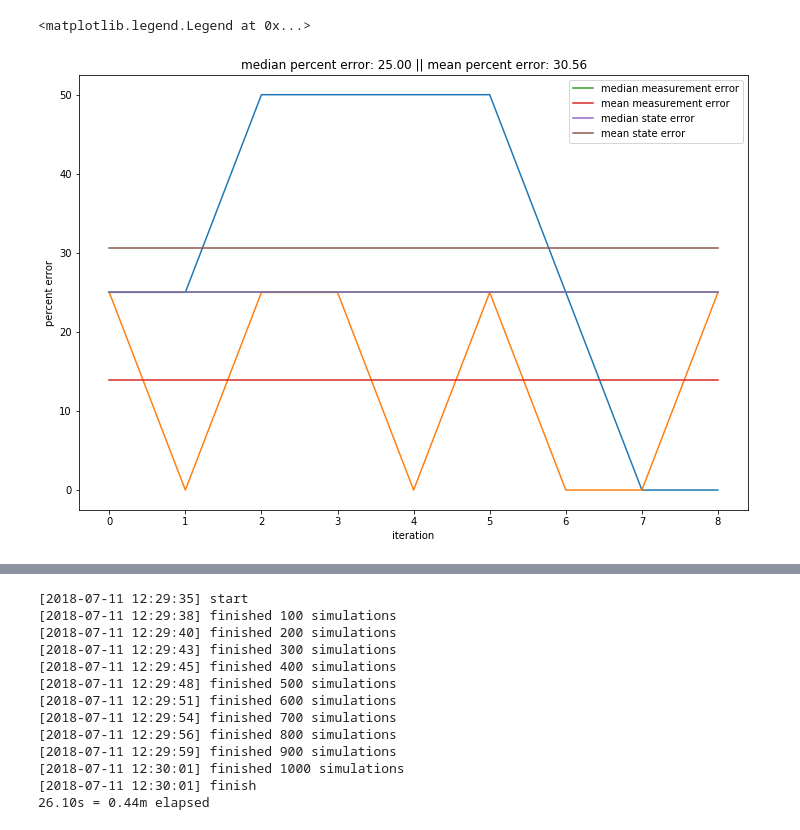
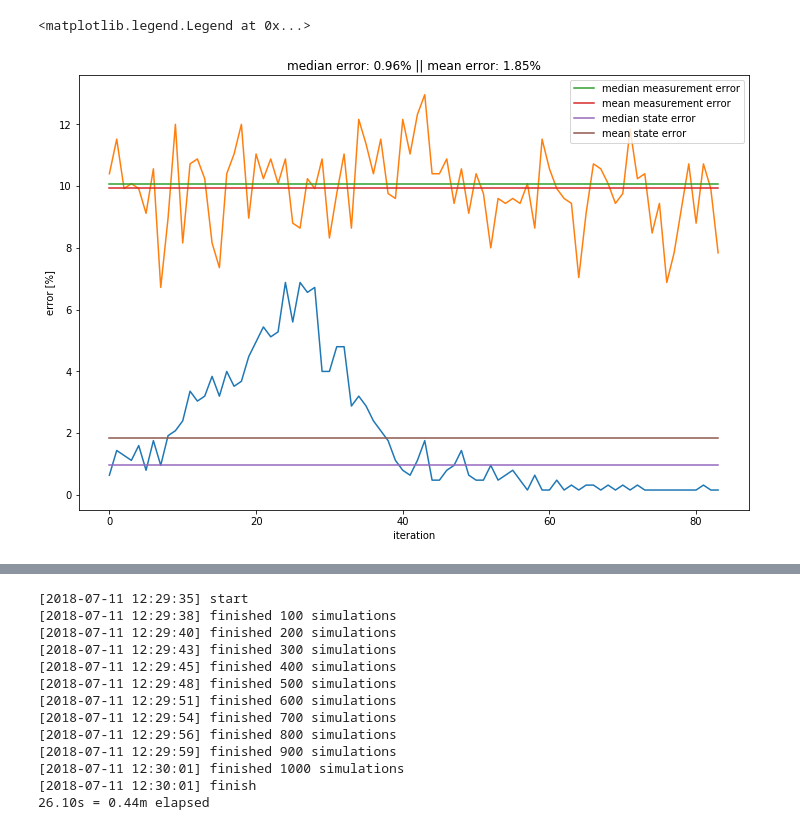
Before and after one commit to rhaksar/filter-large-GMDPs, a Jupyter notebook: message passing.ipynb, the cells around one changed output, grey strips where cells are left out. Drawn from its saved outputs; the diff is of its cells as text; code cells hidden in the pictures.

```diff
--- a/message passing.ipynb
+++ b/message passing.ipynb
@@ -42,5 +45,5 @@ Simulation parameters
 # %%
-grid_size = 2
+grid_size = 25
 dp = 0
 alpha = 0.2763
 beta = np.exp(-0.1)
@@ -333,9 +376,11 @@ def variational_method(prior, neighbors, grid_size, meas_data, Kmax=1, C=10):
 # %%
 np.random.seed(1000)
 
-fire_init = [(int(grid_size/2)+1,int(grid_size/2)+1)]
-sim = FireSimulator(grid_size, alpha=alpha, beta=beta, fire_init=fire_init)
-# sim.step([], dbeta=dp)
+# fire_init = [(int(grid_size/2)+1,int(grid_size/2)+1)]
+# sim = FireSimulator(grid_size, alpha=alpha, beta=beta, fire_init=fire_init)
+
+sim = FireSimulator(grid_size, alpha=alpha, beta=beta)
+sim.step([], dbeta=dp)
 
 belief = np.zeros((grid_size,grid_size,3))
 idx = np.where(sim.state==0)
@@ -350,9 +395,9 @@ state_est = np.argmax(belief, axis=2)
 meas_errors = []
 state_errors = []
 
-timing = []
+total_time = []
 
-plotting = True
+plotting = False
 
 if plotting:
     fig = plt.figure(figsize=(15,15))
@@ -368,7 +413,7 @@ if plotting:
     ax2 = fig.add_subplot(132, aspect='equal')
     ax2.set_xlim([0,grid_size+1])
     ax2.set_ylim([0,grid_size+1])
-    plt.title('measurement: %d error(s)\nt = %d' %(np.sum(meas_data != sim.state),sim.iter))
+    plt.title('measurement: %d error(s)\nt = %d' %(np.sum(meas_data!=sim.state),sim.iter))
     plt.tick_params(axis='both', which='both',
                     labelbottom=False, labelleft=False, bottom=False, left=False)
     ax2 = visualize_forest(ax2, meas_data)
@@ -378,7 +423,7 @@ if plotting:
     ax3.set_ylim([0,grid_size+1])
     plt.tick_params(axis='both', which='both',
                     labelbottom=False, labelleft=False, bottom=False, left=False)
-    plt.title('estimate: %d error(s)\nt = %d' %(np.sum(state_est != sim.state),sim.iter))
+    plt.title('estimate: %d error(s)\nt = %d' %(np.sum(state_est!=sim.state),sim.iter))
     ax3 = visualize_forest(ax3, state_est)
 
     rows, cols = np.where(state_est != sim.state)
@@ -402,7 +447,11 @@ while not sim.end:
             p_list[meas] += meas_right - meas_wrong
             meas_data[i,j] = np.random.choice([0,1,2], p=p_list)
 
-    belief = variational_method(belief, neighbors, grid_size, meas_data, Kmax=1, C=100)
+    # algorithm parameters:
+    #   Kmax - number of message passing iterations
+    #   C - linear approximation constant. C=None uses a piecewise linear approximation
+    belief, t = variational_method(belief, neighbors, grid_size, meas_data, Kmax=1, C=None)
+    total_time.append(t)
     state_est = np.argmax(belief, axis=2)
 
     num_errors = np.sum(state_est != sim.state)
@@ -424,7 +473,7 @@ while not sim.end:
         ax2 = fig.add_subplot(132, aspect='equal')
         ax2.set_xlim([0,grid_size+1])
         ax2.set_ylim([0,grid_size+1])
-        plt.title('measurement: %d error(s)\nt = %d' %(np.sum(meas_data != sim.state),sim.iter))
+        plt.title('measurement: %d error(s)\nt = %d' %(np.sum(meas_data!=sim.state),sim.iter))
         plt.tick_params(axis='both', which='both',
                         labelbottom=False, labelleft=False, bottom=False, left=False)
         ax2 = visualize_forest(ax2, meas_data)
@@ -434,7 +483,7 @@ while not sim.end:
         ax3.set_ylim([0,grid_size+1])
         plt.tick_params(axis='both', which='both',
                         labelbottom=False, labelleft=False, bottom=False, left=False)
-        plt.title('estimate: %d error(s)\nt = %d' %(np.sum(state_est != sim.state),sim.iter))
+        plt.title('estimate: %d error(s)\nt = %d' %(np.sum(state_est!=sim.state),sim.iter))
         ax3 = visualize_forest(ax3, state_est)
 
         rows, cols = np.where(state_est != sim.state)
@@ -443,13 +492,14 @@ while not sim.end:
             y = row_to_y(grid_size, i)
             plt.plot(x, y, marker='o', color='b')
 
-    #print('sim iteration:',sim.iter)
+    # print('sim iteration:',sim.iter)
 
 toc = time.clock()
 print('number of sim iterations:',sim.iter)
-print('median percent error: %0.3f' %(np.median(state_errors)*100/grid_size**2))
-print('mean percent error: %0.3f' %(np.mean(state_errors)*100/grid_size**2))
-print('max percent error: %0.3f' %(np.amax(state_errors)*100/grid_size**2))
-print('min percent error: %0.3f' %(np.amin(state_errors)*100/grid_size**2))
+print('median error: %0.3f%%' %(np.median(state_errors)*100/grid_size**2))
+print('mean error: %0.3f%%' %(np.mean(state_errors)*100/grid_size**2))
+print('max error: %0.3f%%' %(np.amax(state_errors)*100/grid_size**2))
+print('min error: %0.3f%%' %(np.amin(state_errors)*100/grid_size**2))
+print('time per node per iteration: %0.3fms' %(1000*sum(total_time)/len(total_time)))
 print('%0.2fs = %0.2fm elapsed' % (toc-tic,(toc-tic)/60))
 # %% [output]
@@ -472,28 +513,28 @@ min percent error: 0.000
 # %%
 plot_state_errors = [100*e/grid_size**2 for e in state_errors]
 plot_meas_errors = [100*e/grid_size**2 for e in meas_errors]
 
 plt.figure(figsize=(12,8))
 plt.plot(plot_state_errors)
 plt.plot(plot_meas_errors)
 plt.plot(range(len(plot_meas_errors)),np.median(plot_meas_errors)*np.ones(len(plot_meas_errors)), \
          label='median measurement error')
 plt.plot(range(len(plot_meas_errors)),np.mean(plot_meas_errors)*np.ones(len(plot_meas_errors)), \
          label='mean measurement error')
 plt.plot(range(len(plot_state_errors)),np.median(plot_state_errors)*np.ones(len(plot_state_errors)), \
          label='median state error')
 plt.plot(range(len(plot_state_errors)),np.mean(plot_state_errors)*np.ones(len(plot_state_errors)), \
          label='mean state error')
 
-plt.title('median percent error: %0.2f || mean percent error: %0.2f' \
+plt.title('median error: %0.2f%% || mean error: %0.2f%%' \
           %(np.median(state_errors)*100/grid_size**2,np.mean(state_errors)*100/grid_size**2))
-plt.ylabel('percent error')
+plt.ylabel('error [%]')
 plt.xlabel('iteration')
 
 plt.legend(loc=1)
 # %% [output]
 <matplotlib.legend.Legend at 0x...>
-[figure, old version]
+[figure, new version]
 # %%
 fig = plt.figure(figsize=(15,15))
 
```
Also changed, not shown: parts of 21 cells of this notebook.
